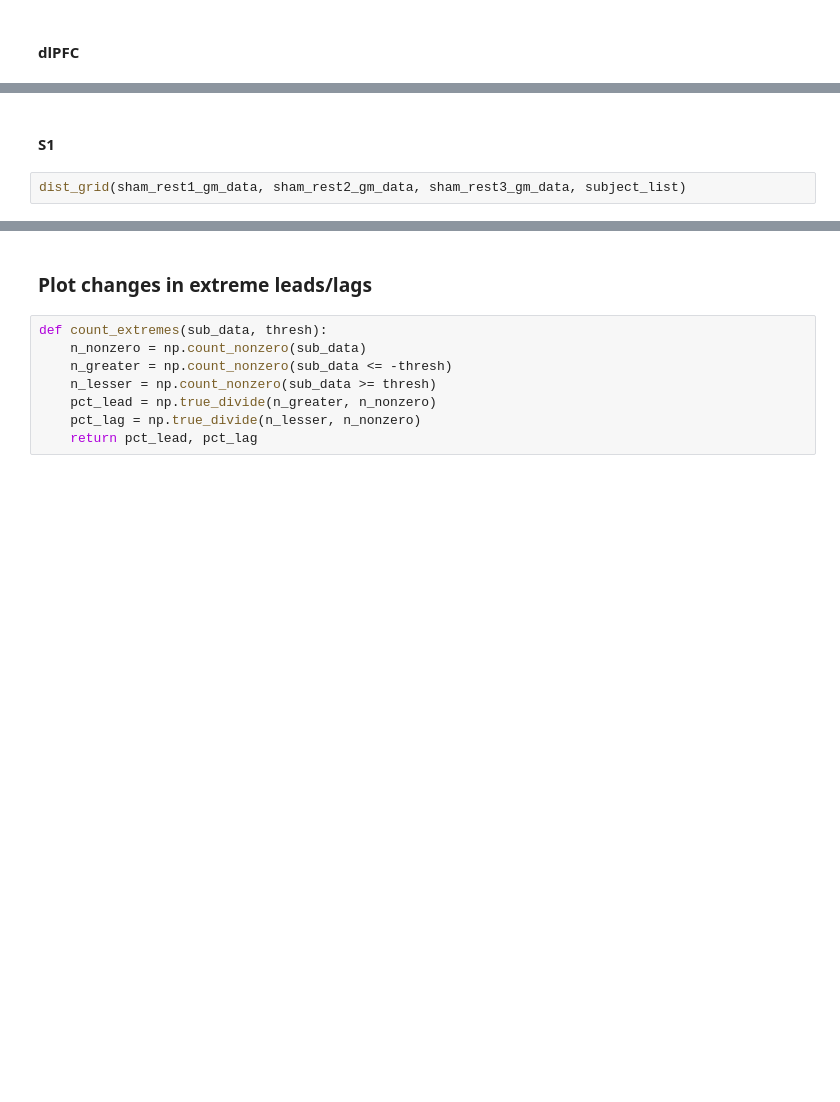
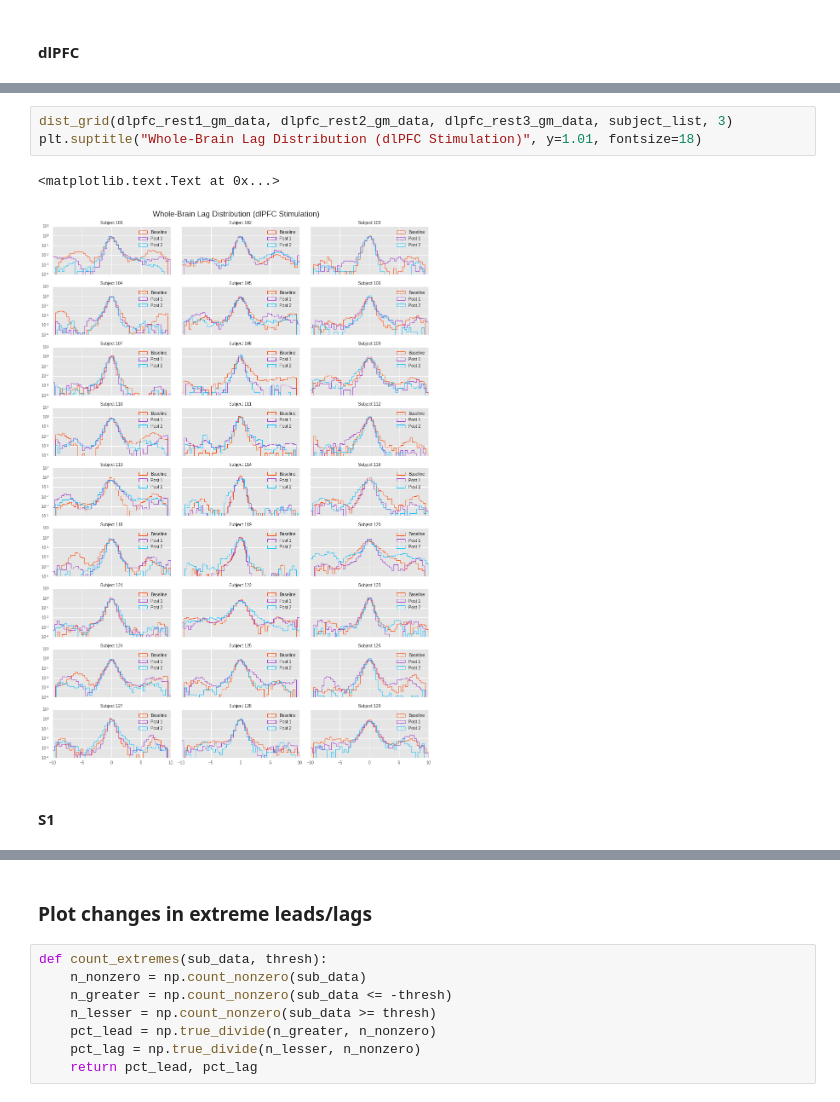
Before and after one commit to danlurie/ctbs_lag, a Jupyter notebook: Megarest Lag Maps - Minimal Preproc Exploration.ipynb, the cells around one changed output, grey strips where cells are left out. Saved outputs shown, nothing was run; the diff lists cells and outputs as text; blank space fills up the shorter version.

```diff
--- a/Megarest Lag Maps - Minimal Preproc Exploration.ipynb
+++ b/Megarest Lag Maps - Minimal Preproc Exploration.ipynb
@@ -176,4 +174,8 @@ dist_grid(dlpfc_rest1_gm_data, dlpfc_rest2_gm_data, dlpfc_rest3_gm_data, subject
+# %%
+dist_grid(dlpfc_rest1_gm_data, dlpfc_rest2_gm_data, dlpfc_rest3_gm_data, subject_list, 3)
+plt.suptitle("Whole-Brain Lag Distribution (dlPFC Stimulation)", y=1.01, fontsize=18)
+# %% [output]
+<matplotlib.text.Text at 0x...>
+[figure, added]
 # %% [markdown]
 #### S1
-# %%
-dist_grid(sham_rest1_gm_data, sham_rest2_gm_data, sham_rest3_gm_data, subject_list)
```
Also changed, not shown: parts of 11 cells of this notebook.
